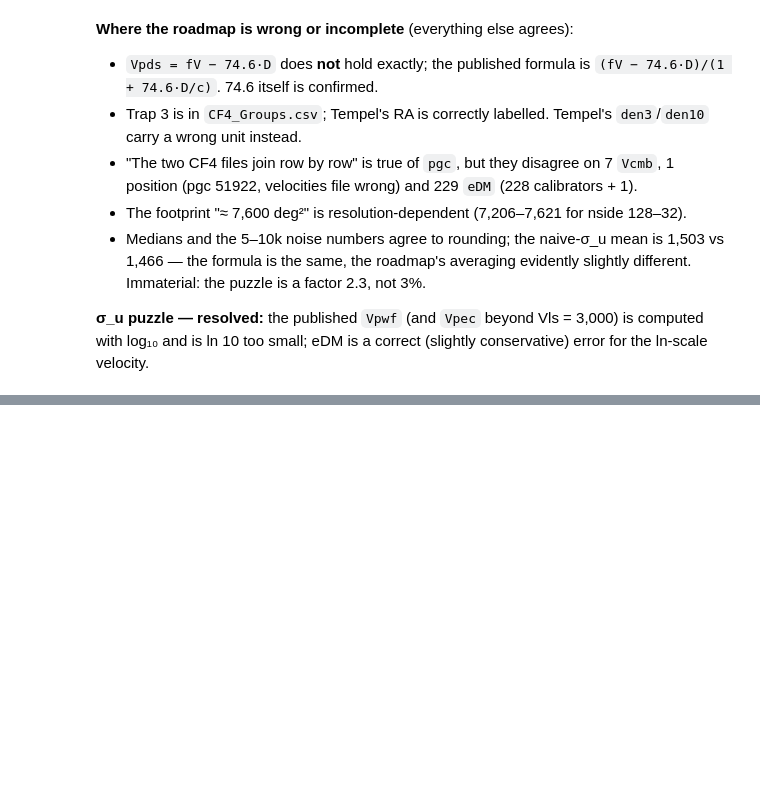
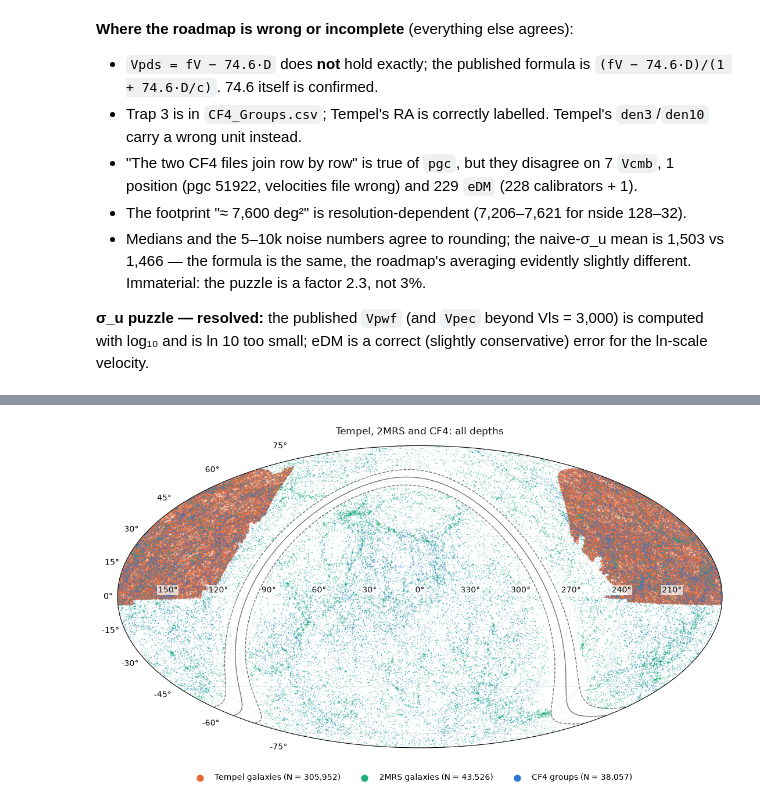
Before and after one commit to ofeke2000/Cross-correlating-Tempel-SDSS-groups-with-Cosmicflows-4-peculiar-velocities, a Jupyter notebook: notebooks/11_real_catalog_audit.ipynb, the cells around one changed output, grey strips where cells are left out. Saved outputs shown, nothing was run; the diff lists cells and outputs as text; code cells hidden in the pictures; blank space fills up the shorter version.

```diff
--- a/notebooks/11_real_catalog_audit.ipynb
+++ b/notebooks/11_real_catalog_audit.ipynb
@@ -551,0 +701,4 @@ log₁₀ and is ln 10 too small; eDM is a correct (slightly conservative) error
+# %%
+fig = audit.make_overlap_sky_map(samples, title="Tempel, 2MRS and CF4: all depths")
+# %% [output]
+[figure, added]
```
Also changed, not shown: parts of 29 cells of this notebook, 7 other files.
